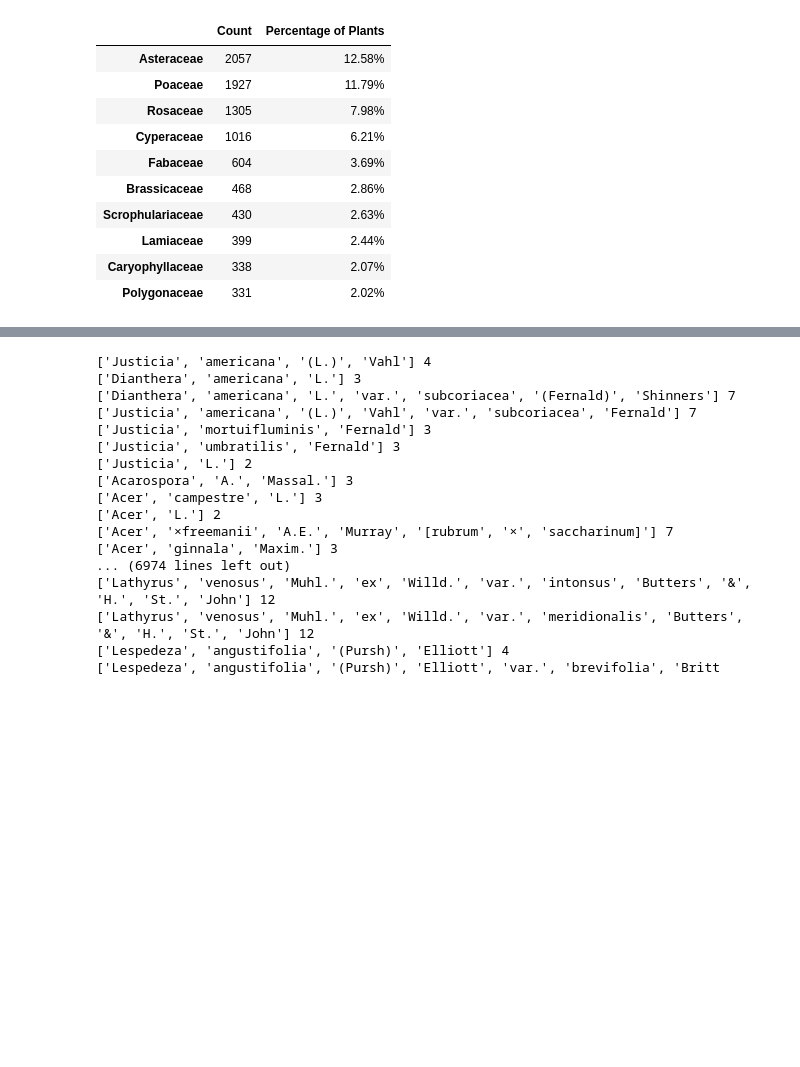
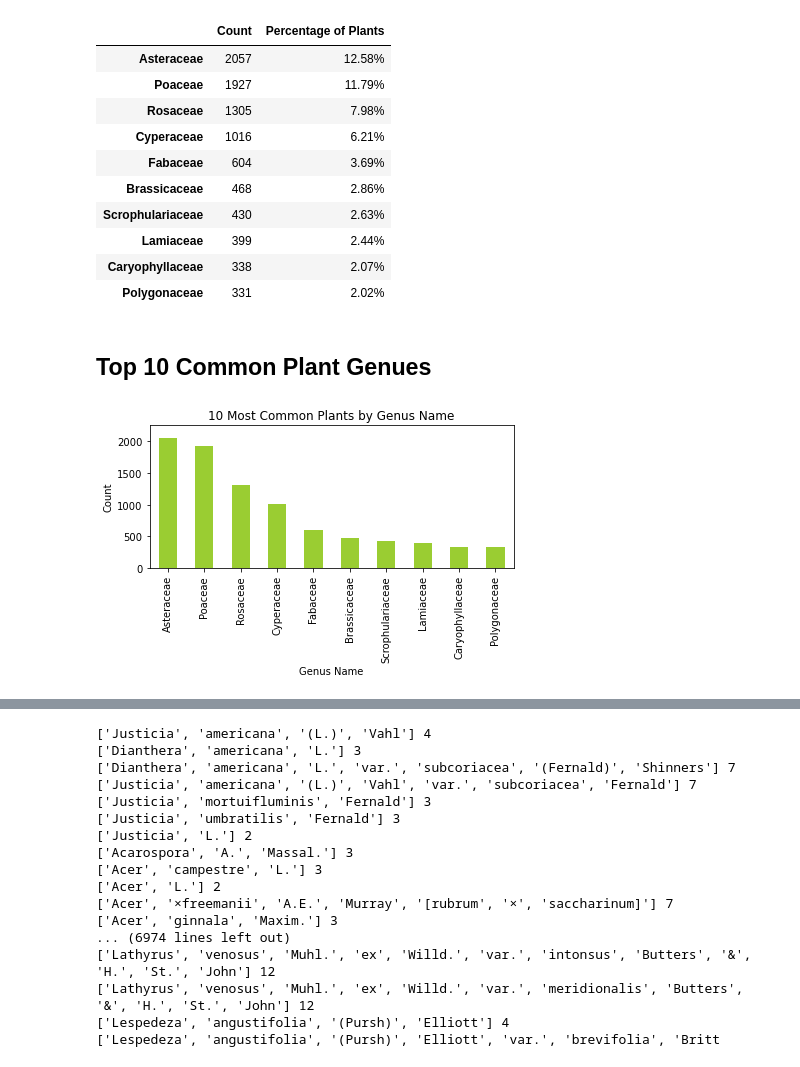
Before and after one commit to RuthLD/State_Plant_Analysis, a Jupyter notebook: State_Analysis_NY.ipynb, the cells around one changed output, grey strips where cells are left out. Saved outputs shown, nothing was run; the diff lists cells and outputs as text; code cells hidden in the pictures; blank space fills up the shorter version.

```diff
--- a/State_Analysis_NY.ipynb
+++ b/State_Analysis_NY.ipynb
@@ -99,3 +89,5 @@ family_df.head(10)
 | Lamiaceae | 399 | 2.44% |
 | Caryophyllaceae | 338 | 2.07% |
 | Polygonaceae | 331 | 2.02% |
+# %% [markdown]
+## Top 10 Common Plant Genues
@@ -101,0 +97,14 @@ family_df.head(10)
+# %%
+# Create a bar graph of top 10
+family_data.plot.bar(x = "Genus", y = "Count",
+                    color="yellowgreen")
+# Add chart elements
+plt.title("10 Most Common Plants by Genus Name")
+plt.xlim(-0.5, 9.5)
+plt.ylim(0, 2250)
+plt.ylabel("Count")
+plt.xlabel("Genus Name")
+plt.tight_layout()
+plt.savefig('Resources/genus_count.png')
+# %% [output]
+[figure, added]
```
Also changed, not shown: parts of 9 cells of this notebook, 6 other files.
